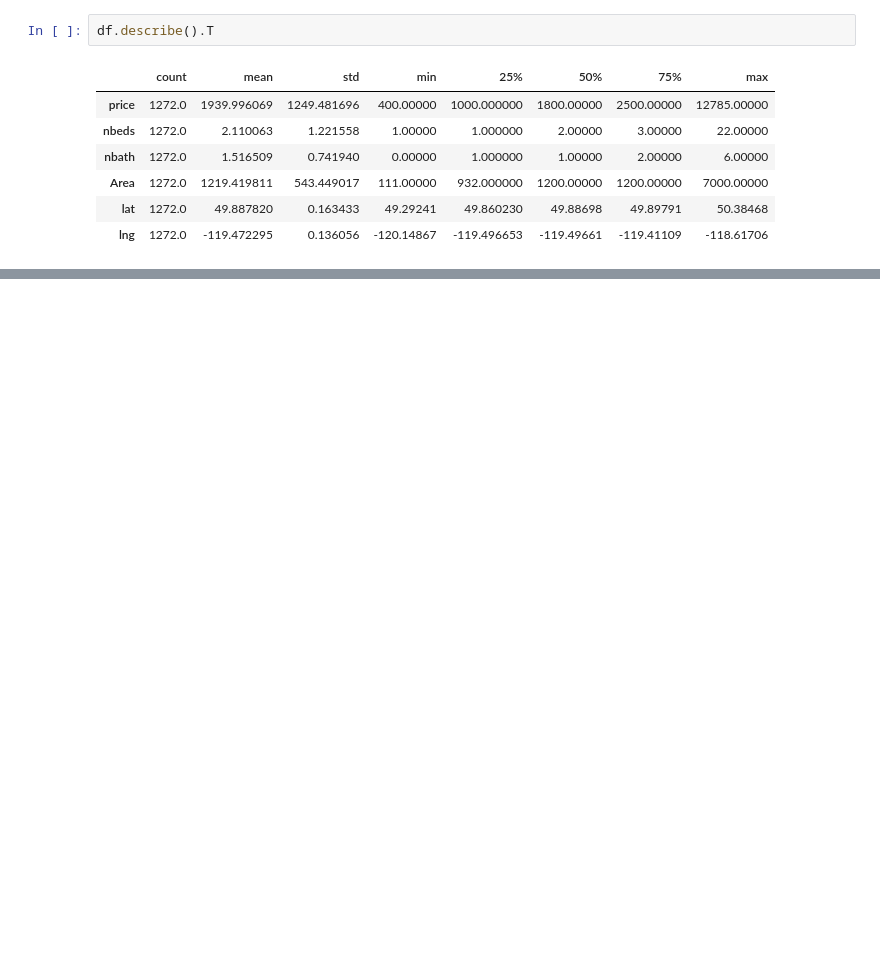
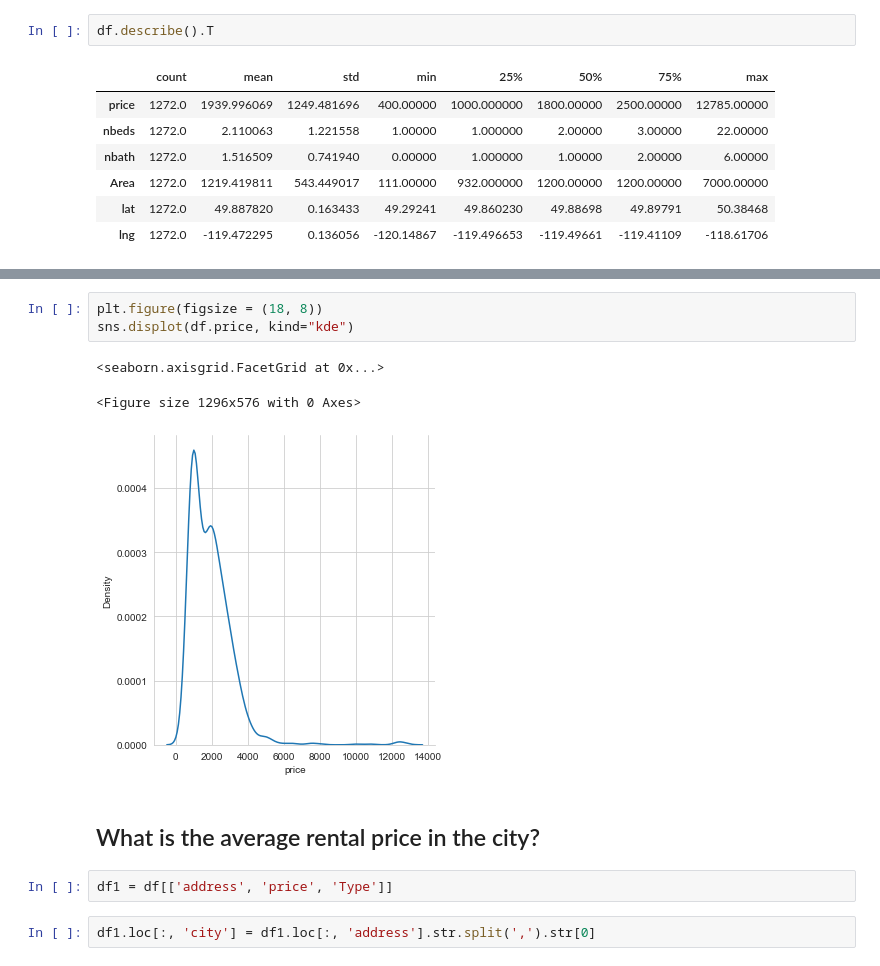
Before and after one commit to aiillen/Kelowna-Rental-Price-Prediction-Using-Machine-Learning-Algorithms, a Jupyter notebook: notebooks/EDA.ipynb, the cells around one changed output, grey strips where cells are left out. Cells and saved outputs as stored; diff of their text form; blank space fills up the shorter version.

```diff
--- a/notebooks/EDA.ipynb
+++ b/notebooks/EDA.ipynb
@@ -50,0 +68,13 @@ df.describe().T
+# %%
+plt.figure(figsize = (18, 8))
+sns.displot(df.price, kind="kde")
+# %% [output]
+<seaborn.axisgrid.FacetGrid at 0x...>
+<Figure size 1296x576 with 0 Axes>
+[figure, added]
+# %% [markdown]
+## What is the average rental price in the city?
+# %%
+df1 = df[['address', 'price', 'Type']]
+# %%
+df1.loc[:, 'city'] = df1.loc[:, 'address'].str.split(',').str[0]
```
Also changed, not shown: parts of 21 cells of this notebook.
